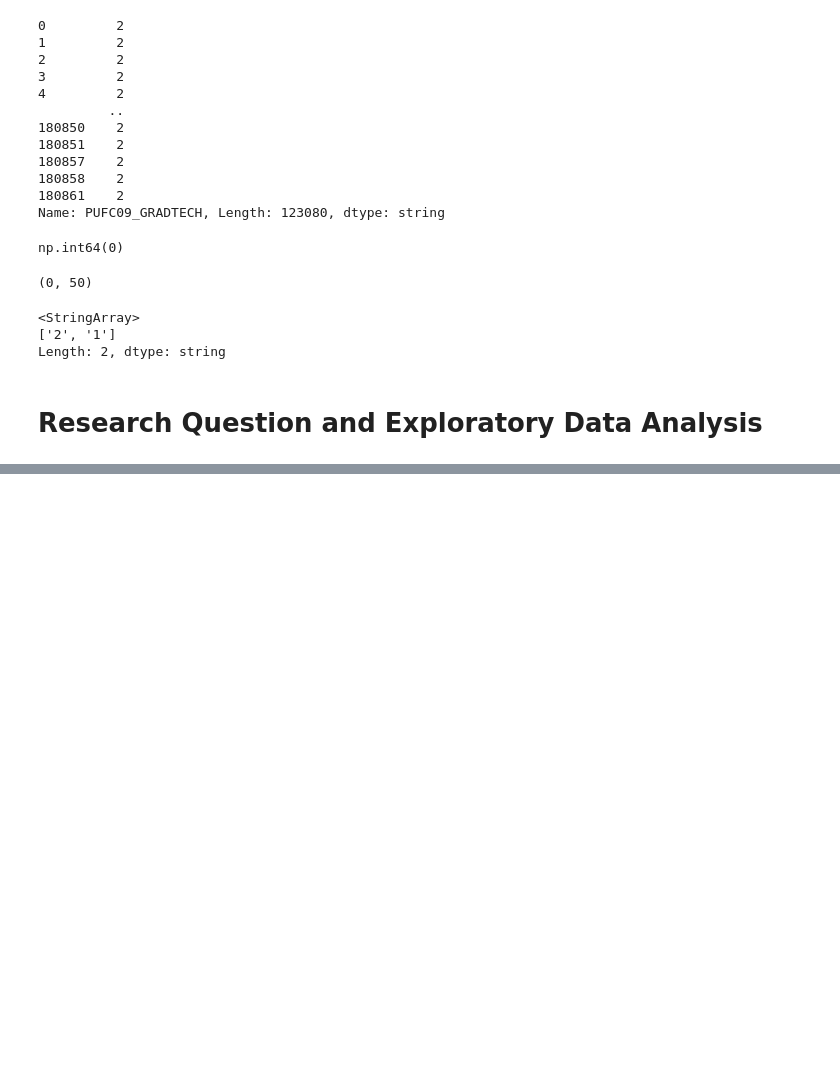
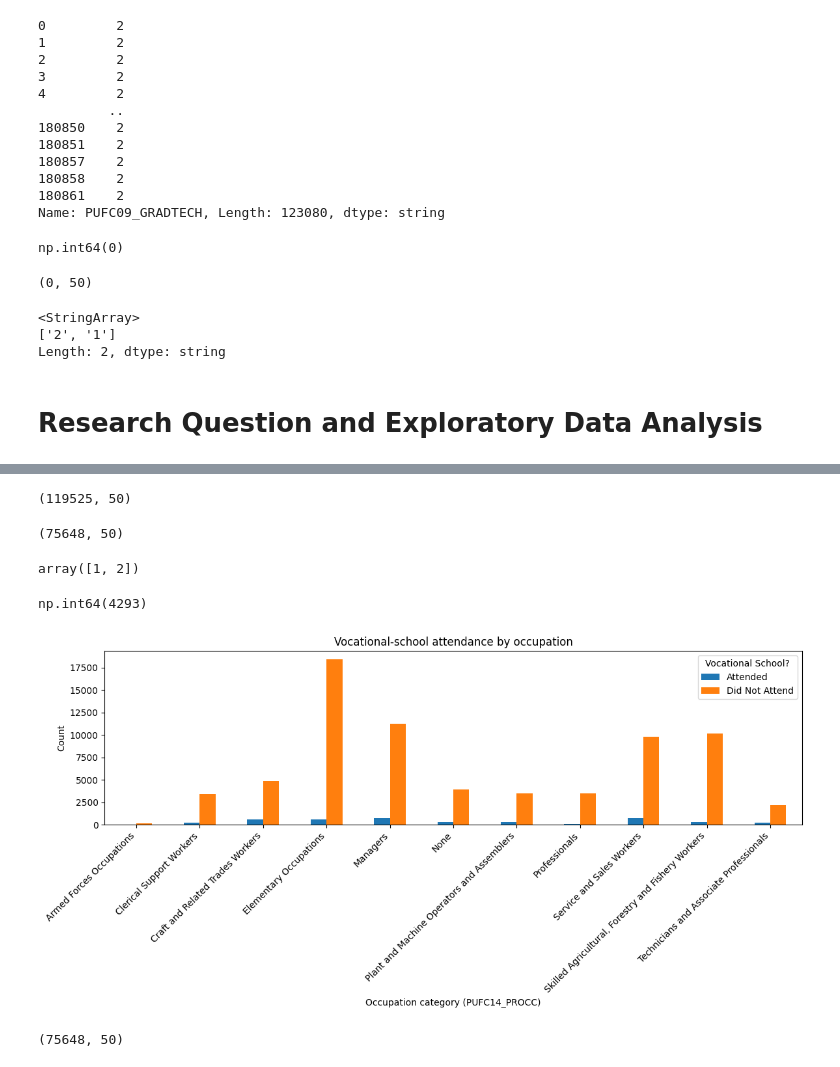
Before and after one commit to jemire22/csmodel-s11-grp8-mp, a Jupyter notebook: CSMODEL S11 Group 8 MP Phase 1.ipynb, the cells around one changed output, grey strips where cells are left out. Saved outputs shown, nothing was run; the diff lists cells and outputs as text; code cells hidden in the pictures; blank space fills up the shorter version.

```diff
--- a/CSMODEL S11 Group 8 MP Phase 1.ipynb
+++ b/CSMODEL S11 Group 8 MP Phase 1.ipynb
@@ -222,0 +284,3 @@ LFS_df['PUFC09_GRADTECH'] = LFS_df['PUFC09_GRADTECH'].astype(int)
+# %%
+LFS_df = LFS_df[LFS_df['PUFNEWEMPSTAT'] != ' ']
+LFS_df['PUFNEWEMPSTAT'].str.isspace().sum()
@@ -222,0 +289,2 @@ LFS_df['PUFC09_GRADTECH'] = LFS_df['PUFC09_GRADTECH'].astype(int)
+# %%
+LFS_df['PUFNEWEMPSTAT'] = LFS_df['PUFNEWEMPSTAT'].astype(int)
@@ -222,0 +299,48 @@ LFS_df['PUFC09_GRADTECH'] = LFS_df['PUFC09_GRADTECH'].astype(int)
+# %%
+LFS_df.shape
+# %% [output]
+(119525, 50)
+# %%
+LFS_df = LFS_df[LFS_df['PUFNEWEMPSTAT'] != 3]
+# %%
+LFS_df.shape
+# %% [output]
+(75648, 50)
+# %%
+LFS_df['PUFNEWEMPSTAT'].unique()
+# %% [output]
+array([1, 2])
+# %%
+(LFS_df['PUFNEWEMPSTAT'] == 2).sum()
+# %% [output]
+np.int64(4293)
+# %%
+import matplotlib.pyplot as plt
+
+# 1) aggregate counts
+counts = (
+    LFS_df
+    .groupby(["PUFC14_PROCC", "PUFC09_GRADTECH"])
+    .size()
+    .unstack(fill_value=0)
+    .rename(columns={1: "Attended", 2: "Did Not Attend"})
+)
+
+# 2) plot grouped bar chart
+ax = counts.plot(
+    kind="bar",
+    figsize=(12, 6),
+)
+ax.set_xlabel("Occupation category (PUFC14_PROCC)")
+ax.set_ylabel("Count")
+ax.set_title("Vocational-school attendance by occupation")
+ax.legend(title="Vocational School?")
+plt.xticks(rotation=45, ha="right")
+plt.tight_layout()
+plt.show()
+# %% [output]
+[figure, added]
+# %%
+LFS_df.shape
+# %% [output]
+(75648, 50)
```
Also changed, not shown: parts of 23 cells of this notebook.
